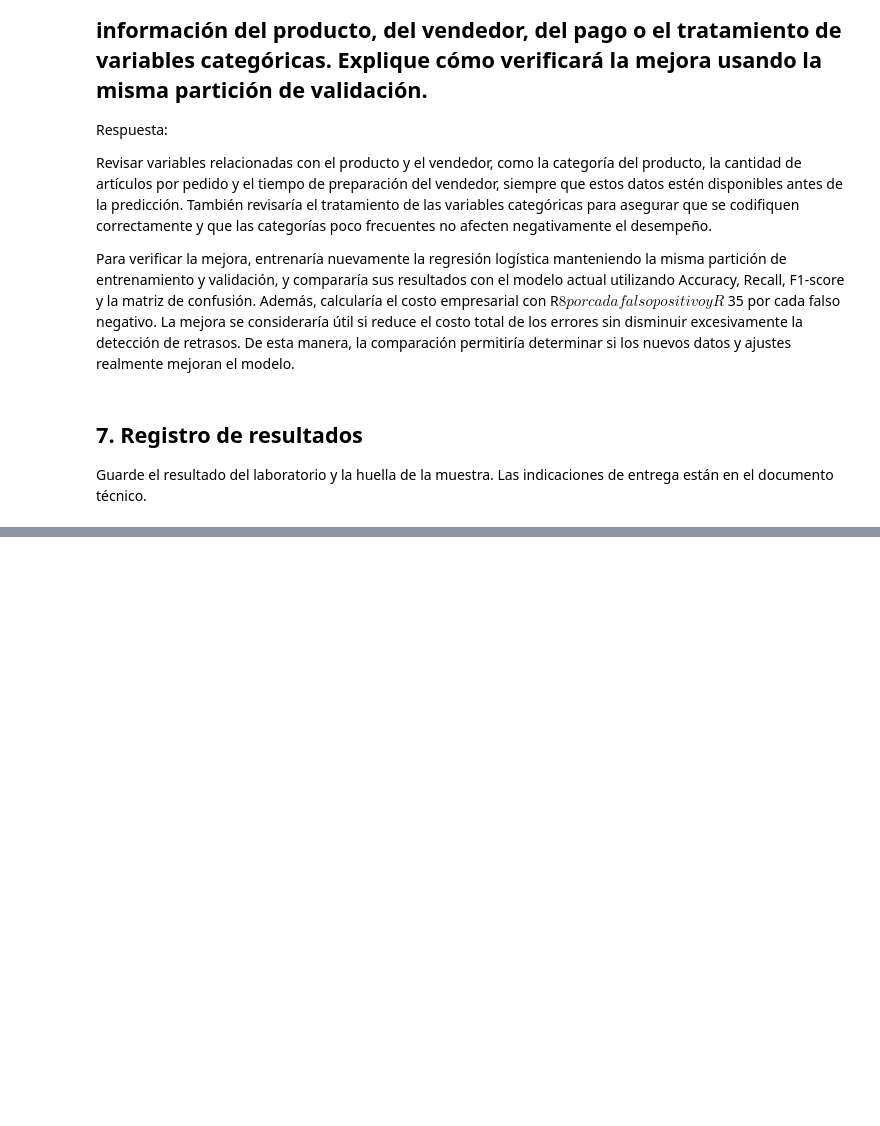
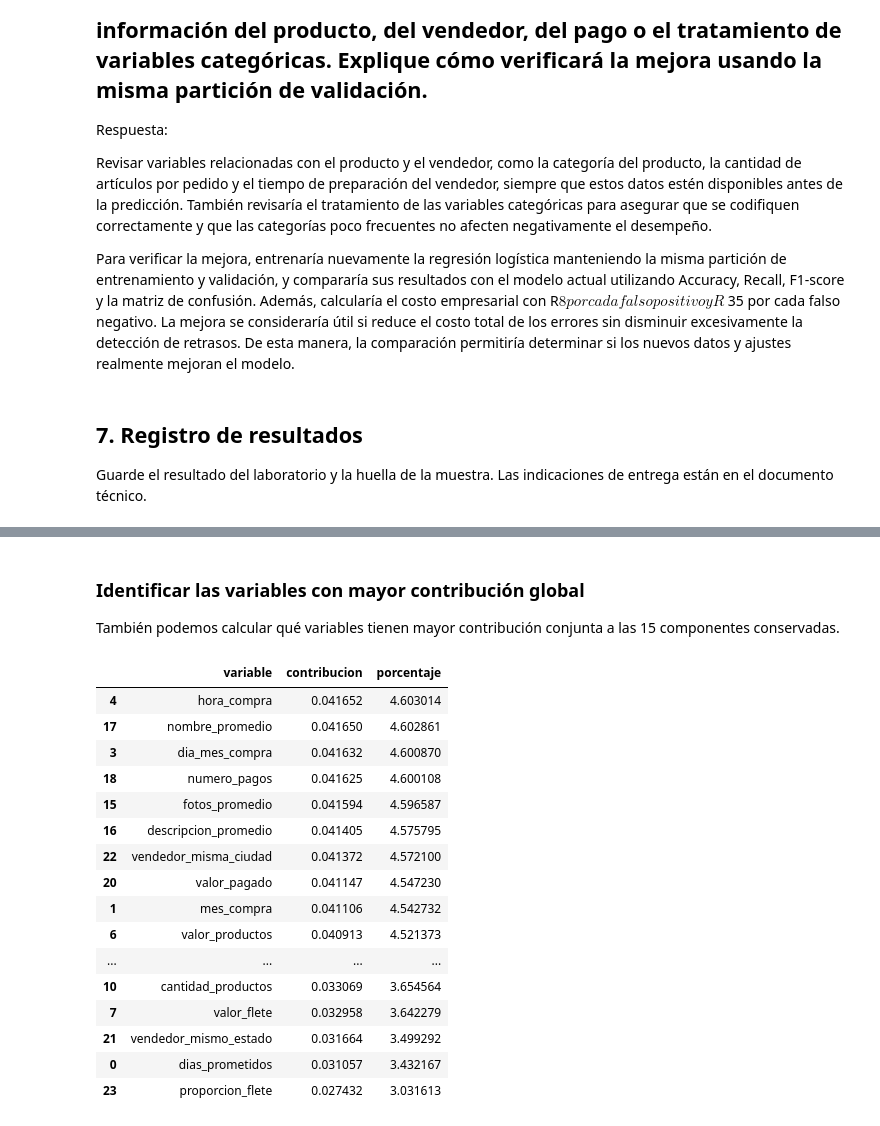
Before and after one commit to Jguerreron1/Data_Analytics_Corte_3, a Jupyter notebook: notebooks/S12_ML_Challenge.ipynb, the cells around one changed output, grey strips where cells are left out. Cells and saved outputs as stored; diff of their text form; code cells hidden in the pictures; blank space fills up the shorter version.

```diff
--- a/notebooks/S12_ML_Challenge.ipynb
+++ b/notebooks/S12_ML_Challenge.ipynb
@@ -856,0 +973,45 @@ Si no se descargó automáticamente, guarde manualmente: reports\S12_resultados_
+# %% [markdown]
+### Identificar las variables con mayor contribución global
+
+También podemos calcular qué variables tienen mayor contribución conjunta a las 15 componentes conservadas.
+# %%
+
+# Calcular la contribución de cada variable a las componentes conservadas
+contribuciones = (
+    (pca.components_[:n_componentes] ** 2)
+    * pca.explained_variance_ratio_[:n_componentes, np.newaxis]
+).sum(axis=0)
+
+resultado_variables = pd.DataFrame({
+    'variable': columnas_numericas,
+    'contribucion': contribuciones
+})
+
+resultado_variables['porcentaje'] = (
+    resultado_variables['contribucion'] / contribuciones.sum()
+) * 100
+
+resultado_variables = resultado_variables.sort_values(
+    by='porcentaje',
+    ascending=False
+)
+
+display(resultado_variables)
+# %% [output]
+|  | variable | contribucion | porcentaje |
+| 4 | hora_compra | 0.041652 | 4.603014 |
+| 17 | nombre_promedio | 0.041650 | 4.602861 |
+| 3 | dia_mes_compra | 0.041632 | 4.600870 |
+| 18 | numero_pagos | 0.041625 | 4.600108 |
+| 15 | fotos_promedio | 0.041594 | 4.596587 |
+| 16 | descripcion_promedio | 0.041405 | 4.575795 |
+| 22 | vendedor_misma_ciudad | 0.041372 | 4.572100 |
+| 20 | valor_pagado | 0.041147 | 4.547230 |
+| 1 | mes_compra | 0.041106 | 4.542732 |
+| 6 | valor_productos | 0.040913 | 4.521373 |
+| ... | ... | ... | ... |
+| 10 | cantidad_productos | 0.033069 | 3.654564 |
+| 7 | valor_flete | 0.032958 | 3.642279 |
+| 21 | vendedor_mismo_estado | 0.031664 | 3.499292 |
+| 0 | dias_prometidos | 0.031057 | 3.432167 |
+| 23 | proporcion_flete | 0.027432 | 3.031613 |
```
Also changed, not shown: parts of 10 cells of this notebook, 2 other files.
